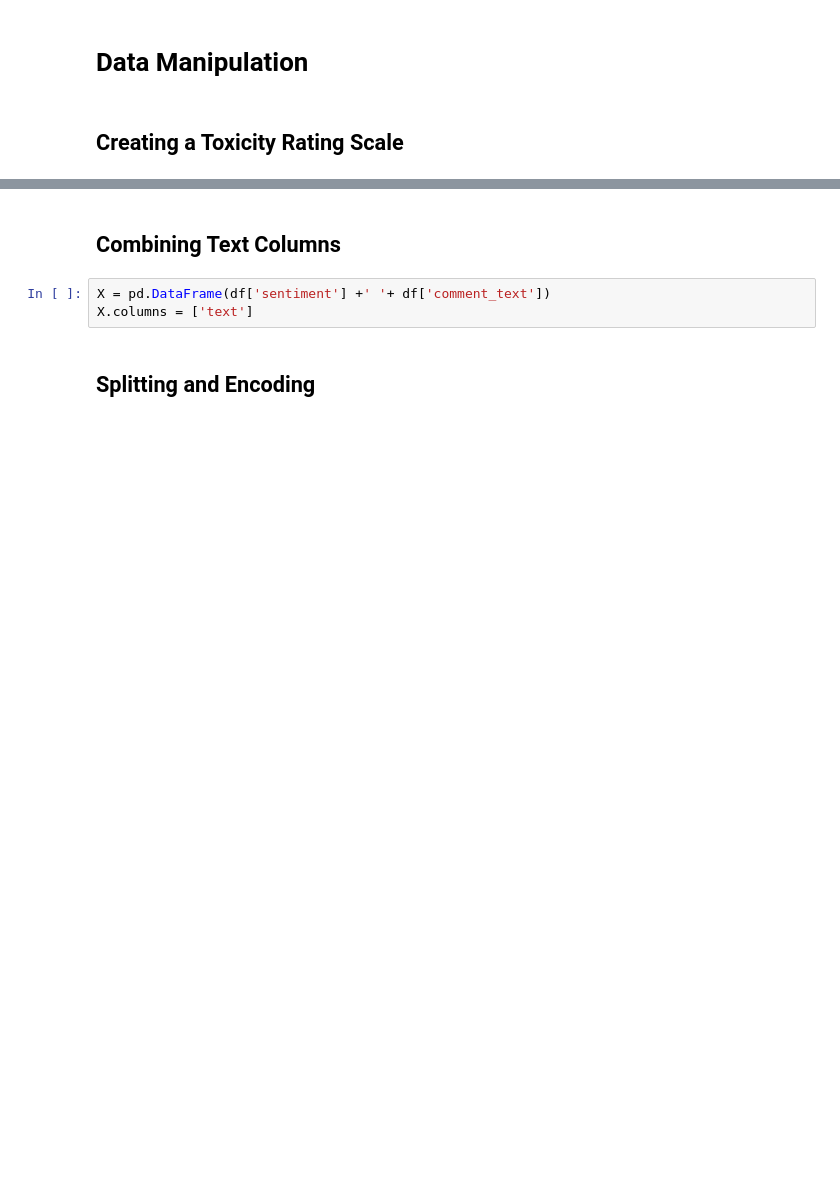
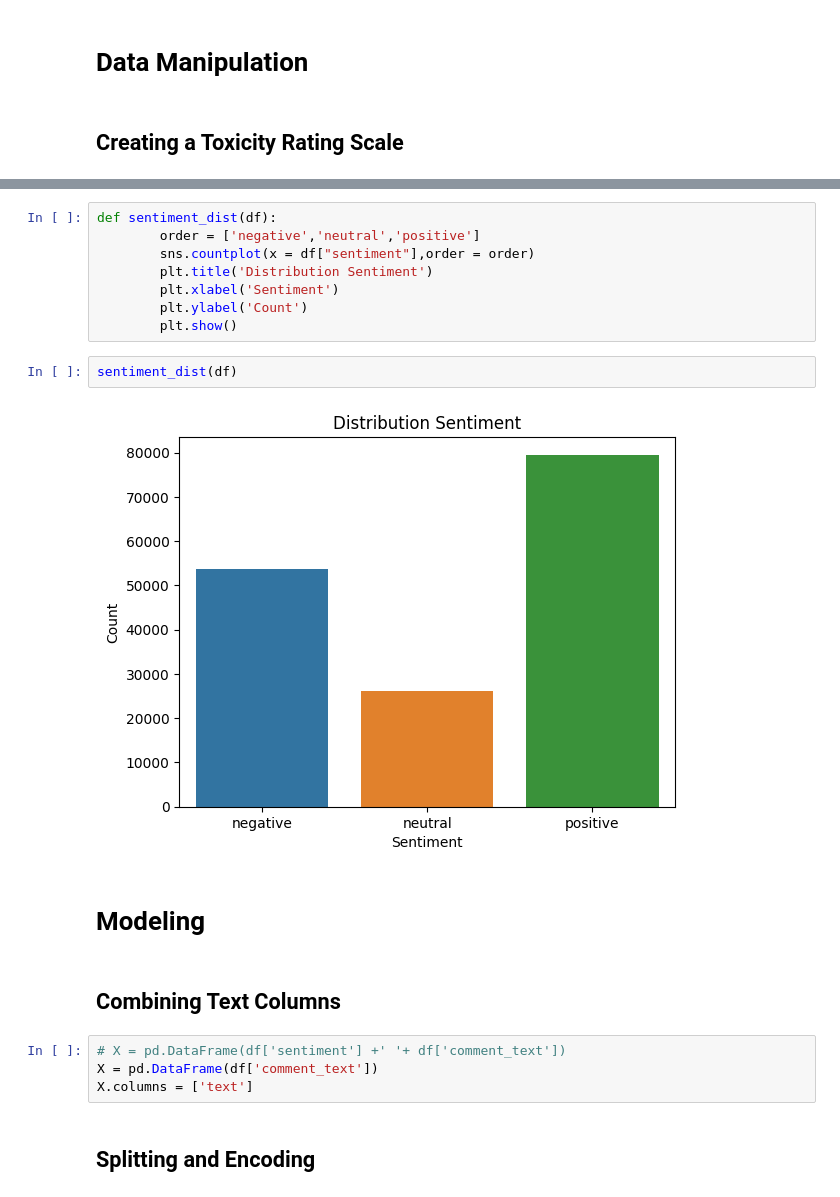
Before and after one commit to Jester-Head/literate-umbrella, a Jupyter notebook: making_model.ipynb, the cells around one changed output, grey strips where cells are left out. Drawn from its saved outputs; the diff is of its cells as text; blank space fills up the shorter version.

Commit message:
Working on finding a better model

```diff
--- a/making_model.ipynb
+++ b/making_model.ipynb
@@ -89,7 +138,22 @@ df.head()
+# %%
+def sentiment_dist(df):
+        order = ['negative','neutral','positive']
+        sns.countplot(x = df["sentiment"],order = order)
+        plt.title('Distribution Sentiment')
+        plt.xlabel('Sentiment')
+        plt.ylabel('Count')
+        plt.show()
+# %%
+sentiment_dist(df)
+# %% [output]
+[figure, added]
+# %% [markdown]
+# Modeling
 # %% [markdown]
 ## Combining Text Columns
 # %%
-X = pd.DataFrame(df['sentiment'] +' '+ df['comment_text'])
+# X = pd.DataFrame(df['sentiment'] +' '+ df['comment_text'])
+X = pd.DataFrame(df['comment_text'])
 X.columns = ['text']
 # %% [markdown]
 ## Splitting and Encoding
```
Also changed, not shown: parts of 26 cells of this notebook, 3 other files.
